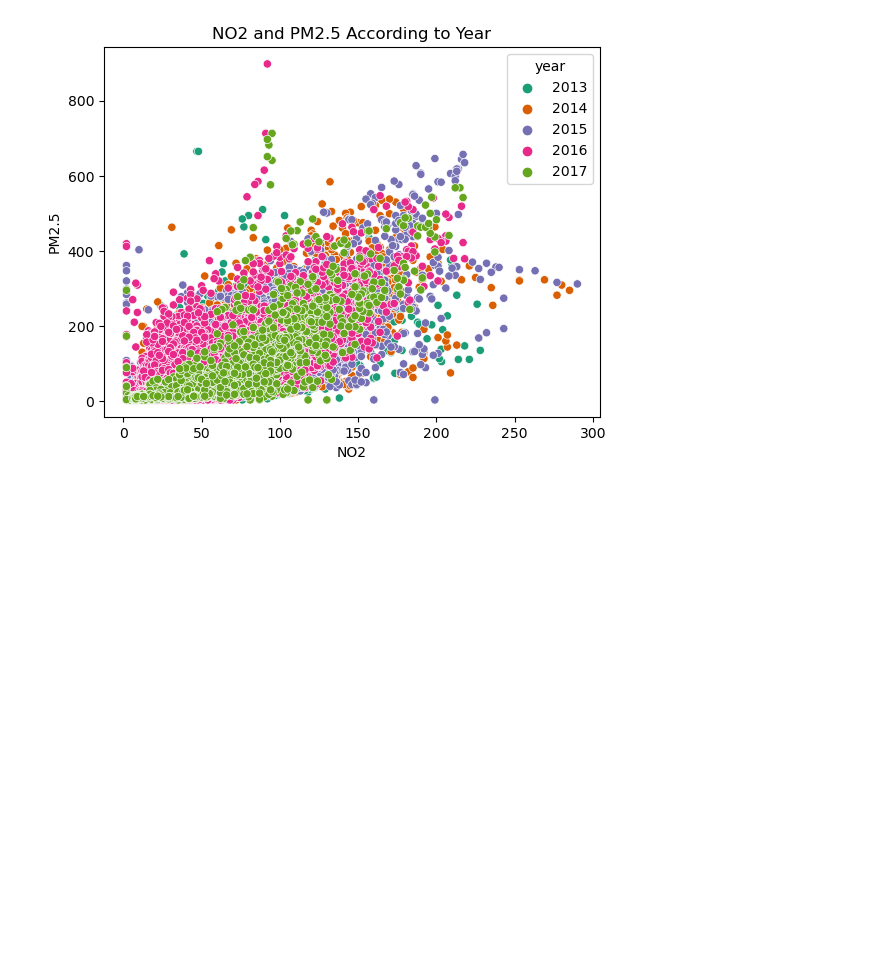
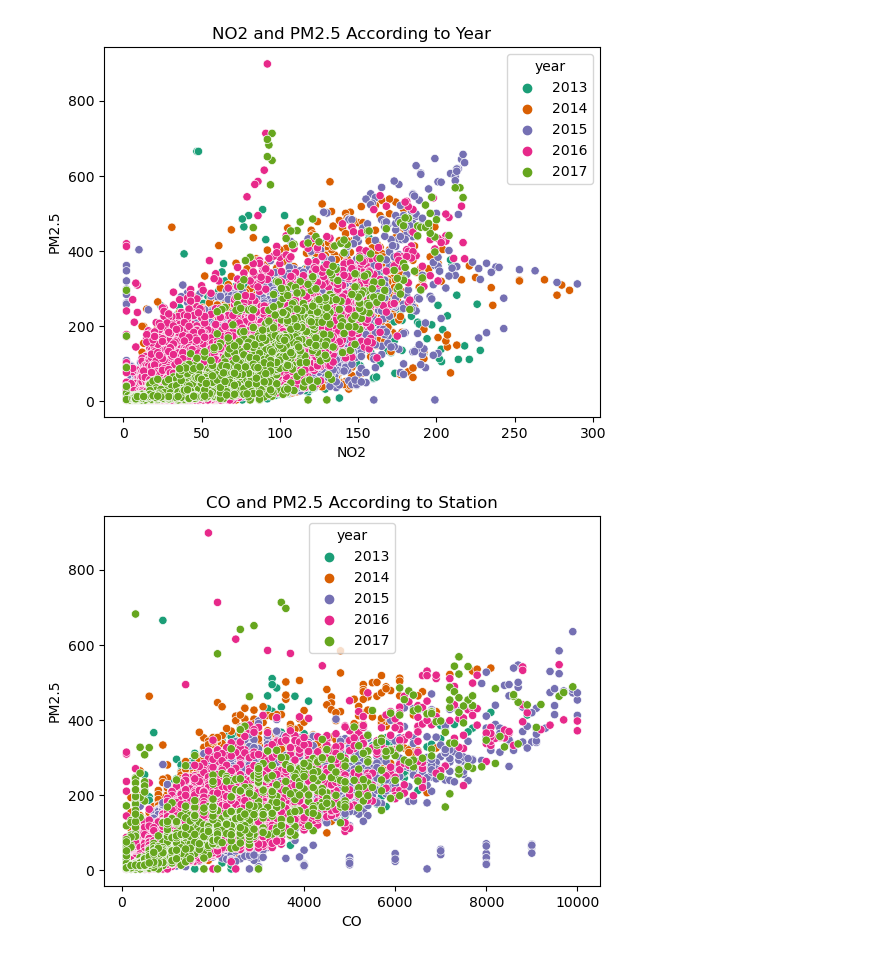
Before and after one commit to kavin-cmd/Air-Quality-forecasting, a Jupyter notebook: prediction_regression.ipynb, the cells around one changed output. Drawn from its saved outputs; the diff is of its cells as text; code cells hidden in the pictures; blank space fills up the shorter version.

```diff
--- a/prediction_regression.ipynb
+++ b/prediction_regression.ipynb
@@ -183,3 +183,9 @@ plt.title('NO2 and PM2.5 According to Year')
 plt.show()
 # %% [output]
 [figure]
+# %%
+sns.scatterplot(x='CO', y='PM2.5', hue='year', data=df, palette = "Dark2")
+plt.title('CO and PM2.5 According to Station')
+plt.show()
+# %% [output]
+[figure, added]
```
Also changed, not shown: parts of 11 cells of this notebook, 6 other files.
